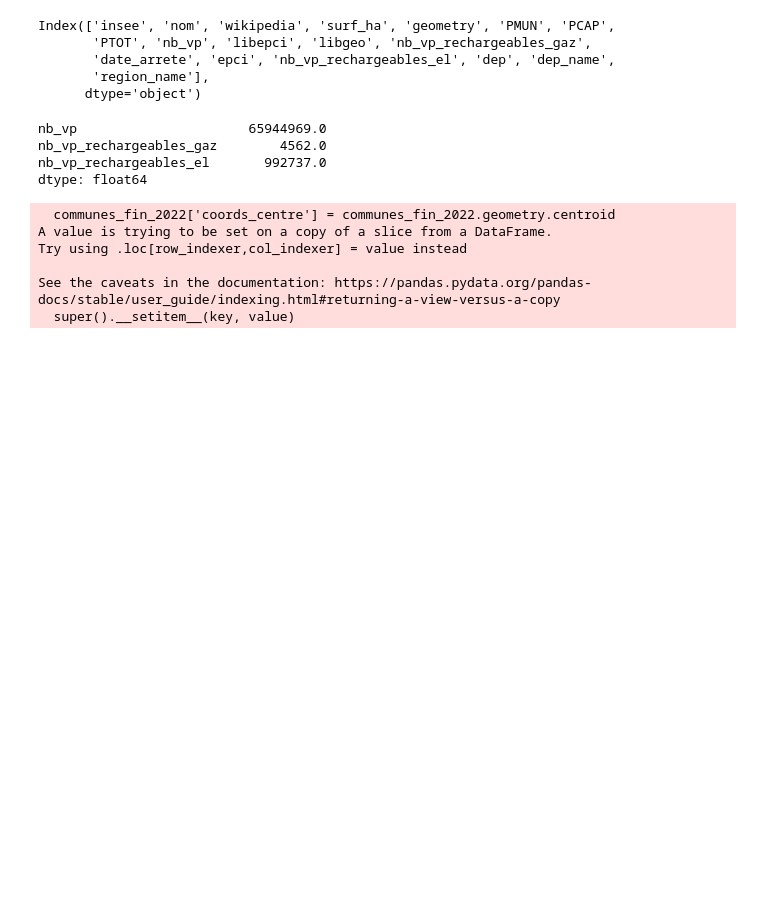
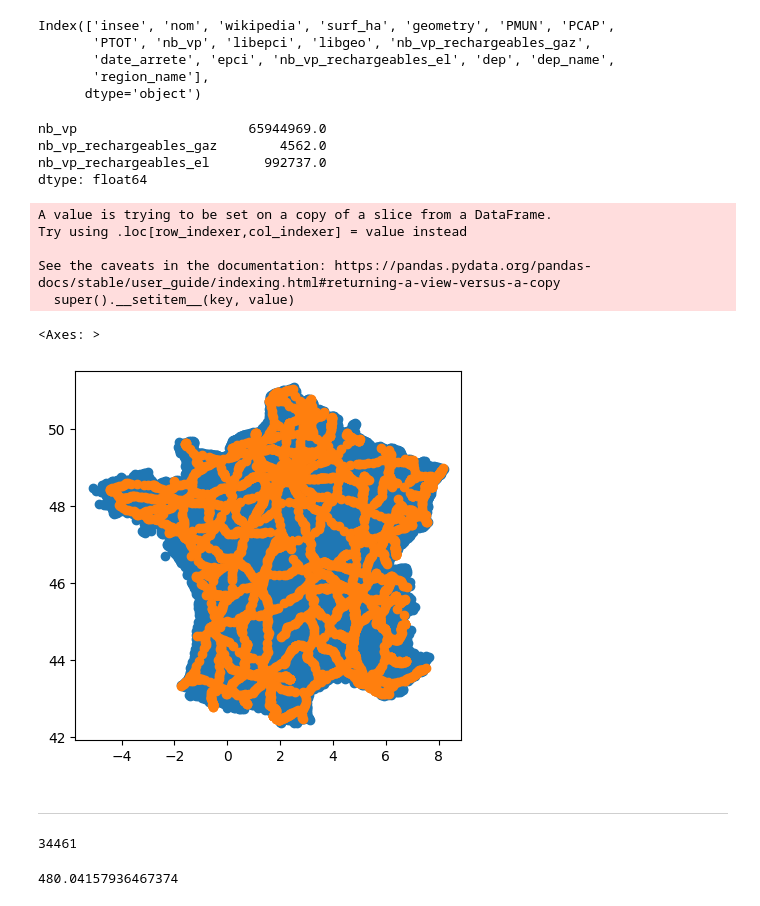
Before and after one commit to dataforgoodfr/batch11_e_cartomobile, a Jupyter notebook: notebooks/TMJA_et_extrapolation_tourisme.ipynb, the cells around one changed output. Cells and saved outputs as stored; diff of their text form; code cells hidden in the pictures; blank space fills up the shorter version.

```diff
--- a/notebooks/TMJA_et_extrapolation_tourisme.ipynb
+++ b/notebooks/TMJA_et_extrapolation_tourisme.ipynb
@@ -73,12 +77,27 @@ nb_vp                      65944969.0
 nb_vp_rechargeables_gaz        4562.0
 nb_vp_rechargeables_el       992737.0
 dtype: float64
-# %%
-communes_fin_2022['coords_centre'] = communes_fin_2022.geometry.centroid
-# %% [output]
-  communes_fin_2022['coords_centre'] = communes_fin_2022.geometry.centroid
-A value is trying to be set on a copy of a slice from a DataFrame.
-Try using .loc[row_indexer,col_indexer] = value instead
-
-See the caveats in the documentation: https://pandas.pydata.org/pandas-docs/stable/user_guide/indexing.html#returning-a-view-versus-a-copy
-  super().__setitem__(key, value)
+# %%
+extra_metropole = [code_insee for code_insee in communes_fin_2022['insee'].to_list() if code_insee[0:2]=='2A' or code_insee[0:2]=='2B' or code_insee[0:2]=='97' or code_insee[0:2]=='98']
+# %%
+communes_metropole = communes_fin_2022.loc[~communes_fin_2022['insee'].isin(extra_metropole),:]
+# %%
+communes_metropole['coords_centre'] = communes_metropole.to_crs('+proj=cea').geometry.centroid.to_crs(communes_metropole.crs)
+# %% [output]
+A value is trying to be set on a copy of a slice from a DataFrame.
+Try using .loc[row_indexer,col_indexer] = value instead
+
+See the caveats in the documentation: https://pandas.pydata.org/pandas-docs/stable/user_guide/indexing.html#returning-a-view-versus-a-copy
+  super().__setitem__(key, value)
+# %%
+import matplotlib.pyplot as plt
+
+fig, ax = plt.subplots(1, 1)
+
+communes_metropole['coords_centre'].plot(ax=ax)
+tmja_wrs84['Road_center'].plot(ax=ax)
+# %% [output]
+<Axes: >
+[figure, added]
+# %% [markdown]
+-----------
@@ -84,0 +106,10 @@ See the caveats in the documentation: https://pandas.pydata.org/pandas-docs/stab
+# %%
+len(communes_metropole)
+# %% [output]
+34461
+# %%
+
+dist = geopy.distance.geodesic((38.8459879,117.454361),(38.846255,117.459880))
+dist.meters
+# %% [output]
+480.04157936467374
```
Also changed, not shown: parts of 16 cells of this notebook, 2 other files.
